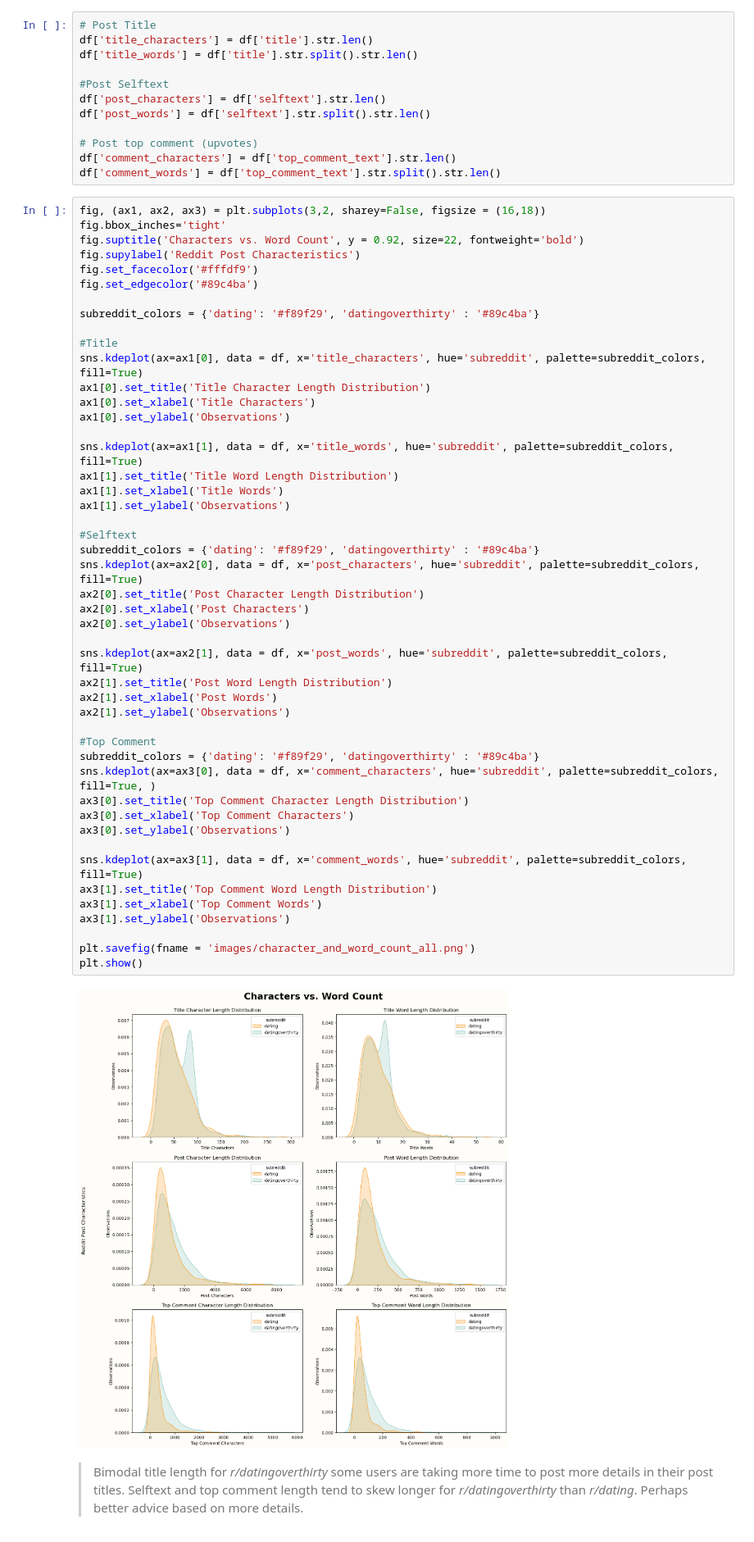
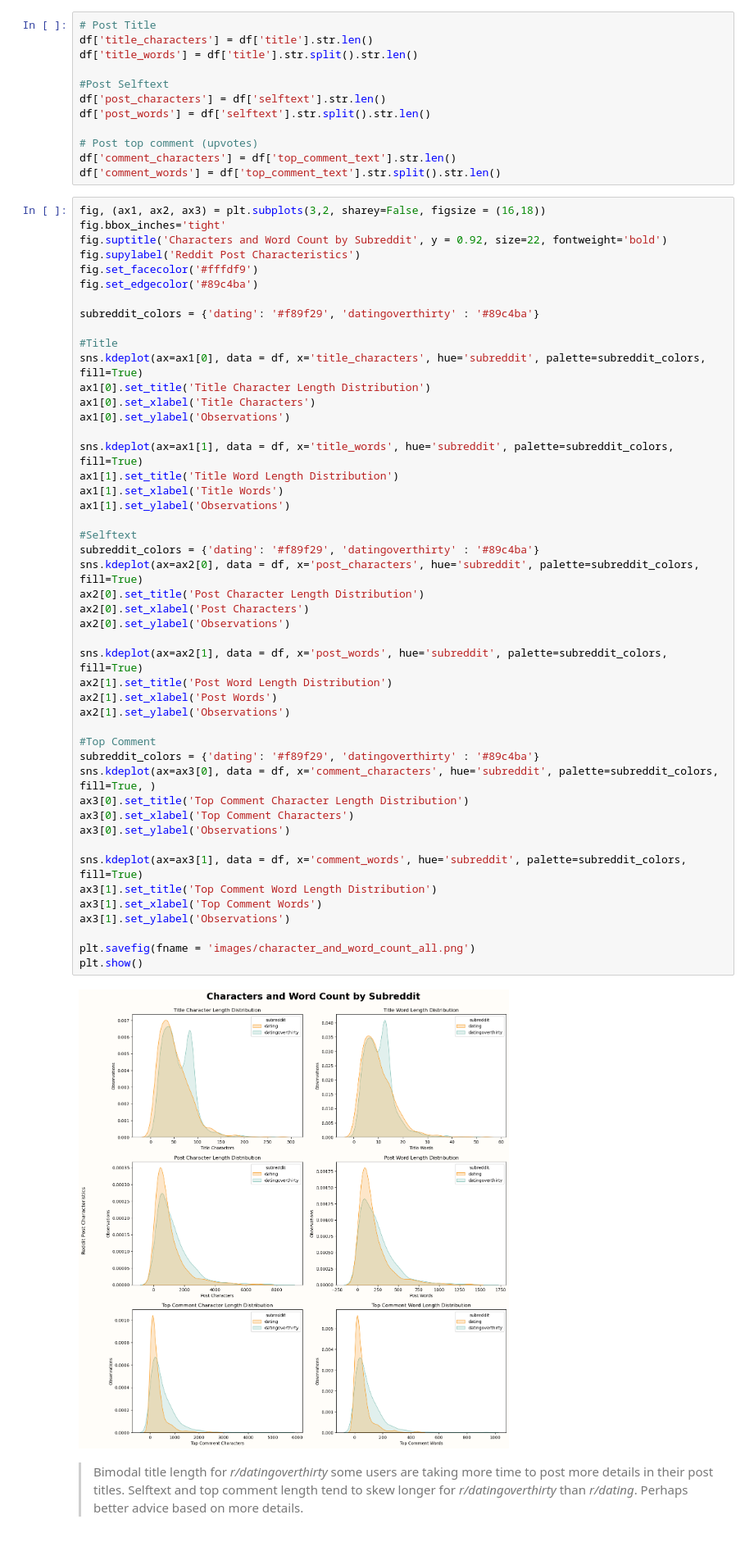
Before and after one commit to bobadams1/reddit_classifier, a Jupyter notebook: code/02_EDA.ipynb, the cells around one changed output. Shown at 82% size. Cells and saved outputs as stored; diff of their text form.

```diff
--- a/code/02_EDA.ipynb
+++ b/code/02_EDA.ipynb
@@ -68,7 +68,7 @@ df['comment_words'] = df['top_comment_text'].str.split().str.len()
 # %%
 fig, (ax1, ax2, ax3) = plt.subplots(3,2, sharey=False, figsize = (16,18))
 fig.bbox_inches='tight'
-fig.suptitle('Characters vs. Word Count', y = 0.92, size=22, fontweight='bold')
+fig.suptitle('Characters and Word Count by Subreddit', y = 0.92, size=22, fontweight='bold')
 fig.supylabel('Reddit Post Characteristics')
 fig.set_facecolor('#fffdf9')
 fig.set_edgecolor('#89c4ba')
@@ -86,34 +86,34 @@ ax1[1].set_title('Title Word Length Distribution')
 ax1[1].set_xlabel('Title Words')
 ax1[1].set_ylabel('Observations')
 
 #Selftext
 subreddit_colors = {'dating': '#f89f29', 'datingoverthirty' : '#89c4ba'}
 sns.kdeplot(ax=ax2[0], data = df, x='post_characters', hue='subreddit', palette=subreddit_colors, fill=True)
 ax2[0].set_title('Post Character Length Distribution')
 ax2[0].set_xlabel('Post Characters')
 ax2[0].set_ylabel('Observations')
 
 sns.kdeplot(ax=ax2[1], data = df, x='post_words', hue='subreddit', palette=subreddit_colors, fill=True)
 ax2[1].set_title('Post Word Length Distribution')
 ax2[1].set_xlabel('Post Words')
 ax2[1].set_ylabel('Observations')
 
 #Top Comment
 subreddit_colors = {'dating': '#f89f29', 'datingoverthirty' : '#89c4ba'}
 sns.kdeplot(ax=ax3[0], data = df, x='comment_characters', hue='subreddit', palette=subreddit_colors, fill=True, )
 ax3[0].set_title('Top Comment Character Length Distribution')
 ax3[0].set_xlabel('Top Comment Characters')
 ax3[0].set_ylabel('Observations')
 
 sns.kdeplot(ax=ax3[1], data = df, x='comment_words', hue='subreddit', palette=subreddit_colors, fill=True)
 ax3[1].set_title('Top Comment Word Length Distribution')
 ax3[1].set_xlabel('Top Comment Words')
 ax3[1].set_ylabel('Observations')
 
 plt.savefig(fname = 'images/character_and_word_count_all.png')
 plt.show()
 # %% [output]
-[figure, old version]
+[figure, new version]
 # %% [markdown]
 > Bimodal title length for _r/datingoverthirty_ some users are taking more time to post more details in their post titles.
 > Selftext and top comment length tend to skew longer for _r/datingoverthirty_ than _r/dating_.  Perhaps better advice based on more details.
```
Also changed, not shown: parts of 4 cells of this notebook, 7 other files.
